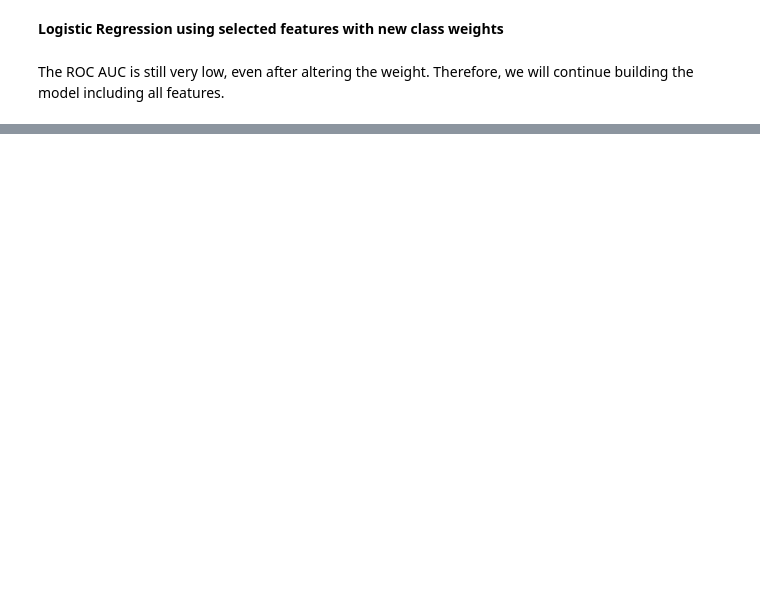
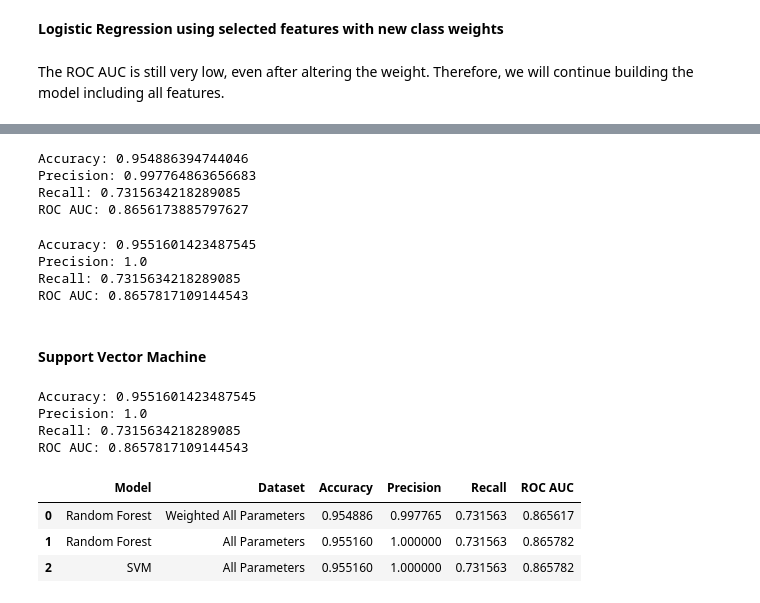
Before and after one commit to juliast224/heart-disease-prediction, a Jupyter notebook: Heart_disease_prediction.ipynb, the cells around one changed output, grey strips where cells are left out. Cells and saved outputs as stored; diff of their text form; code cells hidden in the pictures; blank space fills up the shorter version.

```diff
--- a/Heart_disease_prediction.ipynb
+++ b/Heart_disease_prediction.ipynb
@@ -920,0 +963,45 @@ The ROC AUC is still very low, even after altering the weight. Therefore, we wil
+# %%
+# Random Forest Model with weighted all parameters
+rf_model = RandomForestClassifier(random_state=42, class_weight={2:1, 1:10})
+rf_model.fit(X_train, y_train)
+y_pred = rf_model.predict(X_test)
+
+scoring("Random Forest", "Weighted All Parameters", y_test, y_pred)
+# %% [output]
+Accuracy: 0.954886394744046
+Precision: 0.997764863656683
+Recall: 0.7315634218289085
+ROC AUC: 0.8656173885797627
+# %%
+# Random Forest Model with all parameters
+rf_model = RandomForestClassifier(random_state=42)
+rf_model.fit(X_train, y_train)
+y_pred = rf_model.predict(X_test)
+
+scoring("Random Forest", "All Parameters", y_test, y_pred)
+# %% [output]
+Accuracy: 0.9551601423487545
+Precision: 1.0
+Recall: 0.7315634218289085
+ROC AUC: 0.8657817109144543
+# %% [markdown]
+#### Support Vector Machine
+# %%
+# Support Vector Machine
+svm_model = SVC(random_state=42)
+svm_model.fit(X_train, y_train)
+y_pred = svm_model.predict(X_test)
+
+scoring("SVM", "All Parameters", y_test, y_pred)
+# %% [output]
+Accuracy: 0.9551601423487545
+Precision: 1.0
+Recall: 0.7315634218289085
+ROC AUC: 0.8657817109144543
+# %%
+display(scoring_df)
+# %% [output]
+|  | Model | Dataset | Accuracy | Precision | Recall | ROC AUC |
+| 0 | Random Forest | Weighted All Parameters | 0.954886 | 0.997765 | 0.731563 | 0.865617 |
+| 1 | Random Forest | All Parameters | 0.955160 | 1.000000 | 0.731563 | 0.865782 |
+| 2 | SVM | All Parameters | 0.955160 | 1.000000 | 0.731563 | 0.865782 |
```
Also changed, not shown: parts of 12 cells of this notebook.
